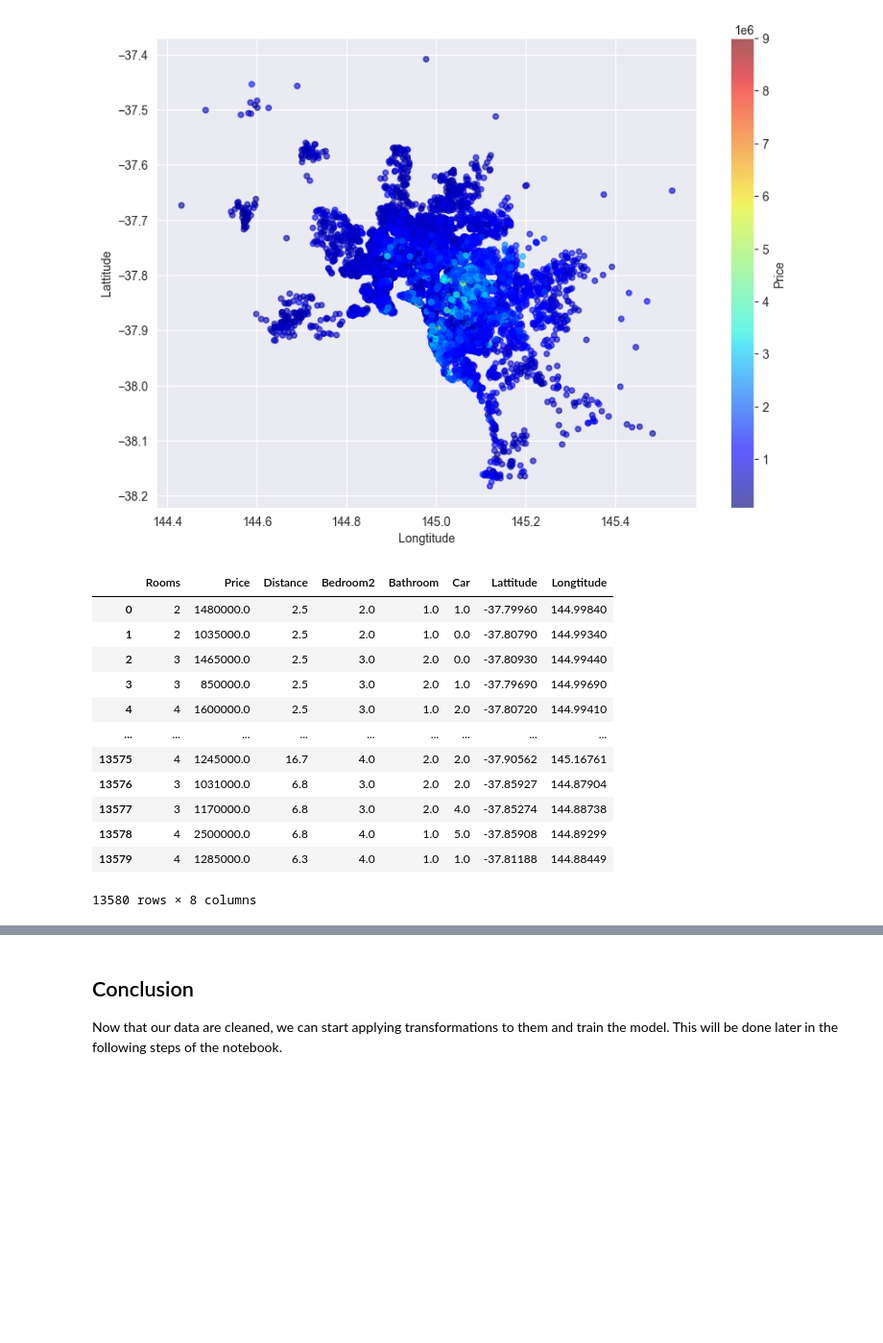
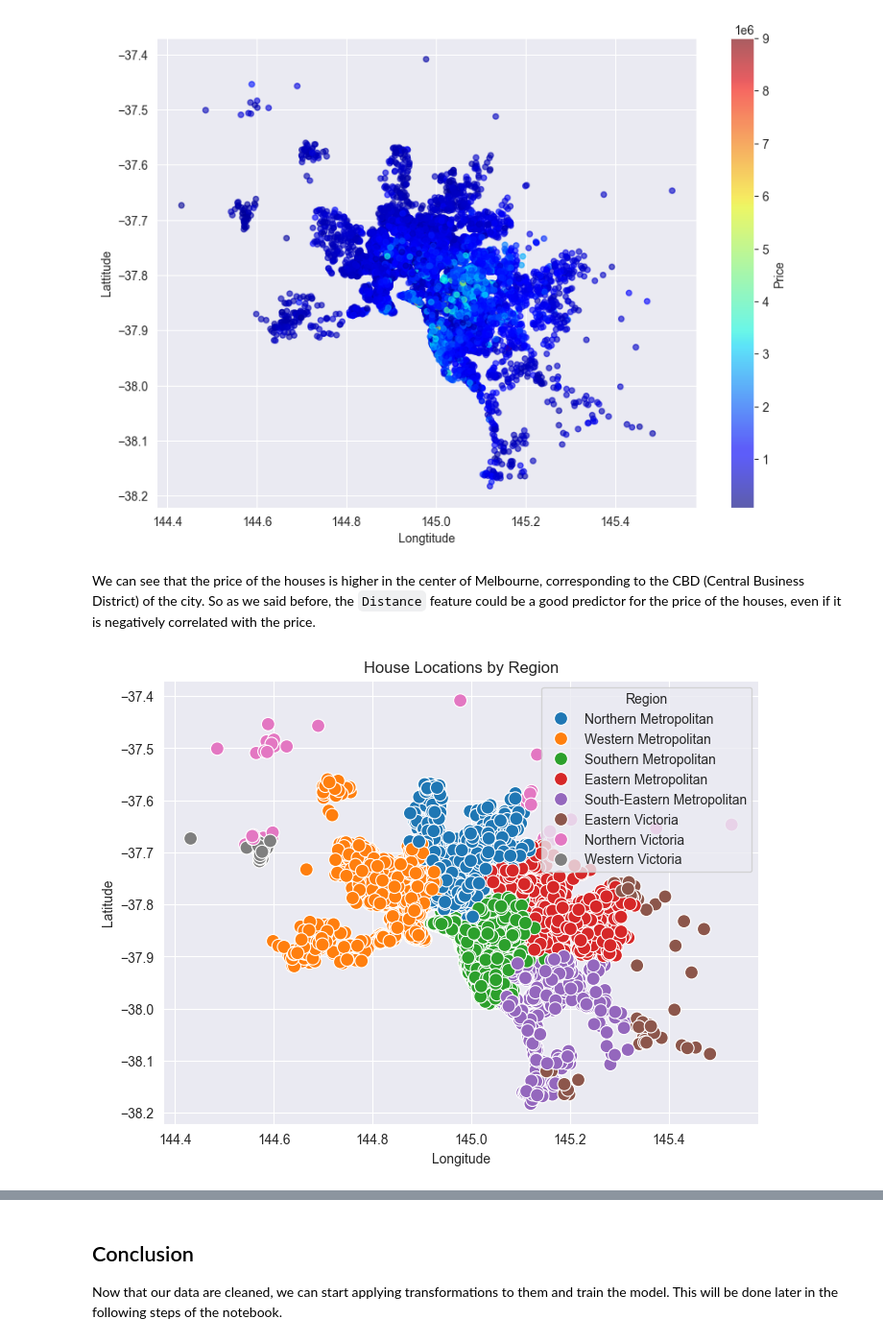
Before and after one commit to PLOTFINDER/aaa, a Jupyter notebook: main.ipynb, the cells around one changed output, grey strips where cells are left out. Shown at 96% size. Drawn from its saved outputs; the diff is of its cells as text; code cells hidden in the pictures; blank space fills up the shorter version.

```diff
--- a/main.ipynb
+++ b/main.ipynb
@@ -392,26 +406,15 @@ df.plot(kind="scatter", x="Longtitude", y="Lattitude", alpha=0.6, figsize=(10, 7
 # %% [output]
 <Axes: xlabel='Longtitude', ylabel='Lattitude'>
 [figure]
-# %%
-# # numerical_features.remove("Lattitude")
-# # numerical_features.remove("Longtitude")
-# numerical_features.remove("Propertycount")
-# # numerical_features.remove("Distance")
-# numerical_features.remove("Postcode")
-
-numerical_features = numerical_features.drop(columns=["Propertycount", "Postcode"])
-numerical_features
-# %% [output]
-|  | Rooms | Price | Distance | Bedroom2 | Bathroom | Car | Lattitude | Longtitude |
-| 0 | 2 | 1480000.0 | 2.5 | 2.0 | 1.0 | 1.0 | -37.79960 | 144.99840 |
-| 1 | 2 | 1035000.0 | 2.5 | 2.0 | 1.0 | 0.0 | -37.80790 | 144.99340 |
-| 2 | 3 | 1465000.0 | 2.5 | 3.0 | 2.0 | 0.0 | -37.80930 | 144.99440 |
-| 3 | 3 | 850000.0 | 2.5 | 3.0 | 2.0 | 1.0 | -37.79690 | 144.99690 |
-| 4 | 4 | 1600000.0 | 2.5 | 3.0 | 1.0 | 2.0 | -37.80720 | 144.99410 |
-| ... | ... | ... | ... | ... | ... | ... | ... | ... |
-| 13575 | 4 | 1245000.0 | 16.7 | 4.0 | 2.0 | 2.0 | -37.90562 | 145.16761 |
-| 13576 | 3 | 1031000.0 | 6.8 | 3.0 | 2.0 | 2.0 | -37.85927 | 144.87904 |
-| 13577 | 3 | 1170000.0 | 6.8 | 3.0 | 2.0 | 4.0 | -37.85274 | 144.88738 |
-| 13578 | 4 | 2500000.0 | 6.8 | 4.0 | 1.0 | 5.0 | -37.85908 | 144.89299 |
-| 13579 | 4 | 1285000.0 | 6.3 | 4.0 | 1.0 | 1.0 | -37.81188 | 144.88449 |
-13580 rows × 8 columns
+# %% [markdown]
+We can see that the price of the houses is higher in the center of Melbourne, corresponding to the CBD (Central Business District) of the city. So as we said before, the `Distance` feature could be a good predictor for the price of the houses, even if it is negatively correlated with the price.
+# %%
+plt.figure(figsize=(8,6))
+sns.scatterplot(data=df, x="Longtitude", y="Lattitude", hue="Regionname", palette="tab10", s=100)
+plt.xlabel("Longitude")
+plt.ylabel("Latitude")
+plt.title("House Locations by Region")
+plt.legend(title="Region")
+plt.show()
+# %% [output]
+[figure, added]
```
Also changed, not shown: parts of 32 cells of this notebook.
